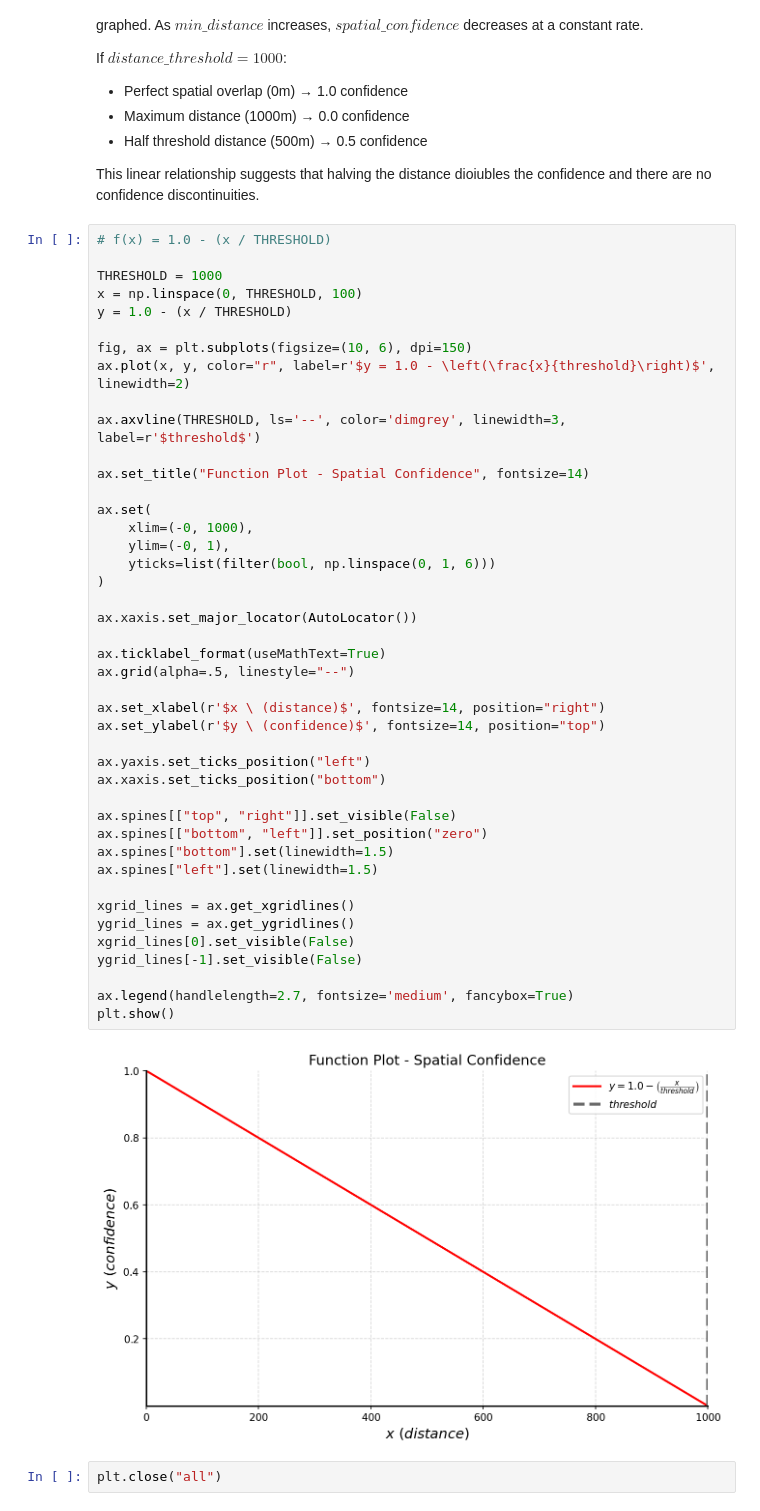
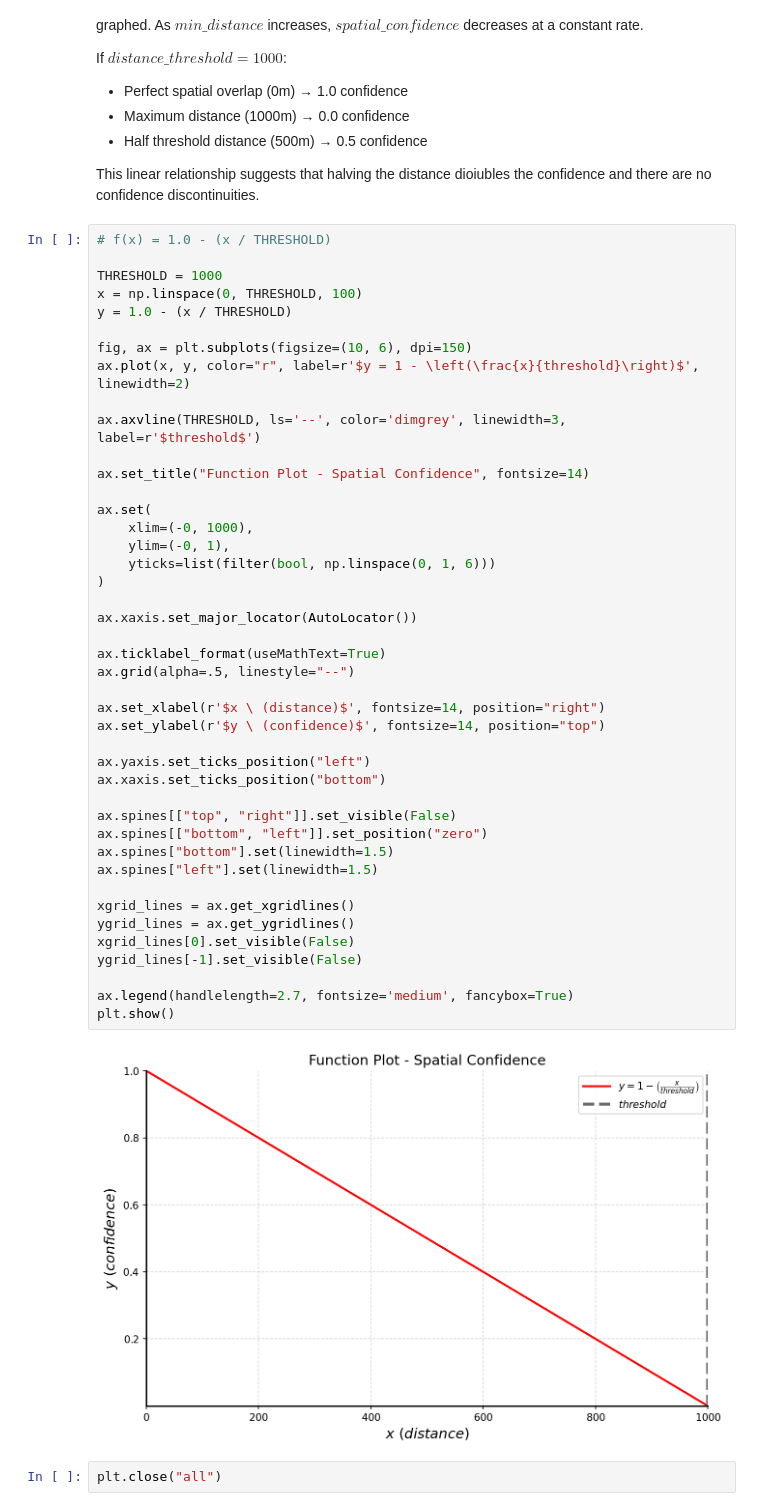
Before and after one commit to andyrids/hybrid-association, a Jupyter notebook: Hybrid_Spatio_temporal_Association_Within_Standardised_&_Non_standardised_Space.ipynb, the cells around one changed output. Drawn from its saved outputs; the diff is of its cells as text.

Commit message:
chore: update temporal function graph legend label.

```diff
--- a/Hybrid_Spatio_temporal_Association_Within_Standardised_&_Non_standardised_Space.ipynb
+++ b/Hybrid_Spatio_temporal_Association_Within_Standardised_&_Non_standardised_Space.ipynb
@@ -44,7 +44,7 @@ x = np.linspace(0, THRESHOLD, 100)
 y = 1.0 - (x / THRESHOLD)
 
 fig, ax = plt.subplots(figsize=(10, 6), dpi=150)
-ax.plot(x, y, color="r", label=r'$y = 1.0 - \left(\frac{x}{threshold}\right)$', linewidth=2)
+ax.plot(x, y, color="r", label=r'$y = 1 - \left(\frac{x}{threshold}\right)$', linewidth=2)
 
 ax.axvline(THRESHOLD, ls='--', color='dimgrey', linewidth=3, label=r'$threshold$')
 
@@ -53,34 +53,34 @@ ax.set_title("Function Plot - Spatial Confidence", fontsize=14)
 ax.set(
     xlim=(-0, 1000),
     ylim=(-0, 1),
     yticks=list(filter(bool, np.linspace(0, 1, 6)))
 )
 
 ax.xaxis.set_major_locator(AutoLocator())
 
 ax.ticklabel_format(useMathText=True)
 ax.grid(alpha=.5, linestyle="--")
 
 ax.set_xlabel(r'$x \ (distance)$', fontsize=14, position="right")
 ax.set_ylabel(r'$y \ (confidence)$', fontsize=14, position="top")
 
 ax.yaxis.set_ticks_position("left")
 ax.xaxis.set_ticks_position("bottom")
 
 ax.spines[["top", "right"]].set_visible(False)
 ax.spines[["bottom", "left"]].set_position("zero")
 ax.spines["bottom"].set(linewidth=1.5)
 ax.spines["left"].set(linewidth=1.5)
 
 xgrid_lines = ax.get_xgridlines()
 ygrid_lines = ax.get_ygridlines()
 xgrid_lines[0].set_visible(False)
 ygrid_lines[-1].set_visible(False)
 
 ax.legend(handlelength=2.7, fontsize='medium', fancybox=True)
 plt.show()
 # %% [output]
-[figure, old version]
+[figure, new version]
 # %%
 plt.close("all")
 # %% [markdown]
```
Also changed, not shown: parts of 1 cell of this notebook.
